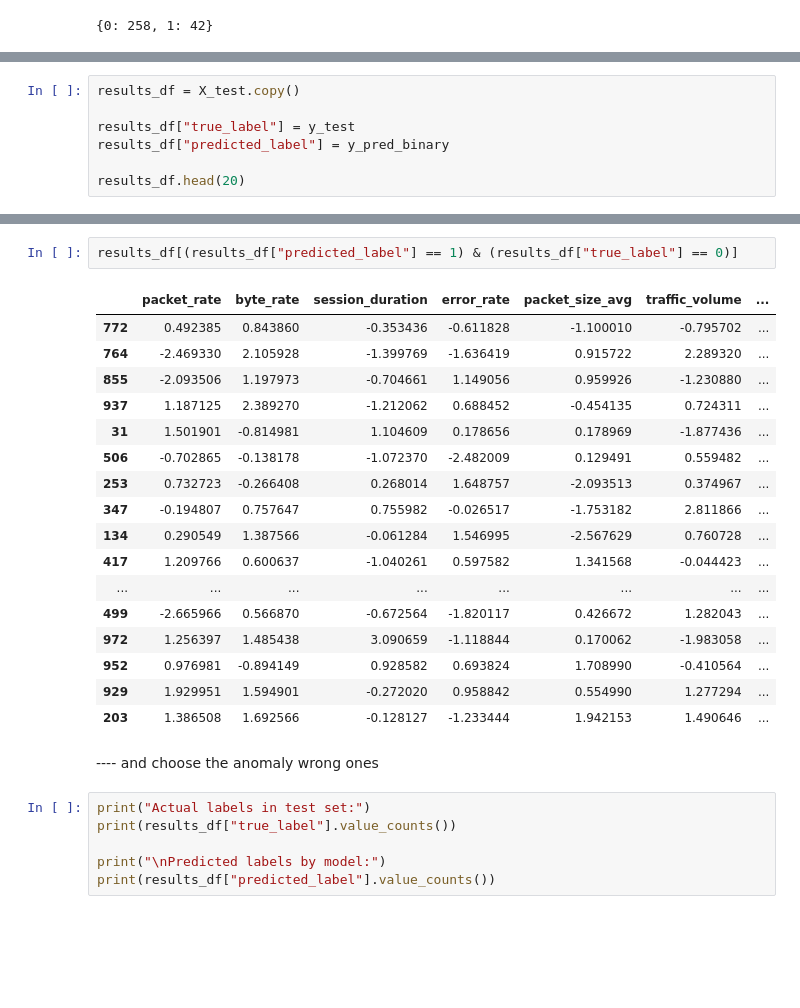
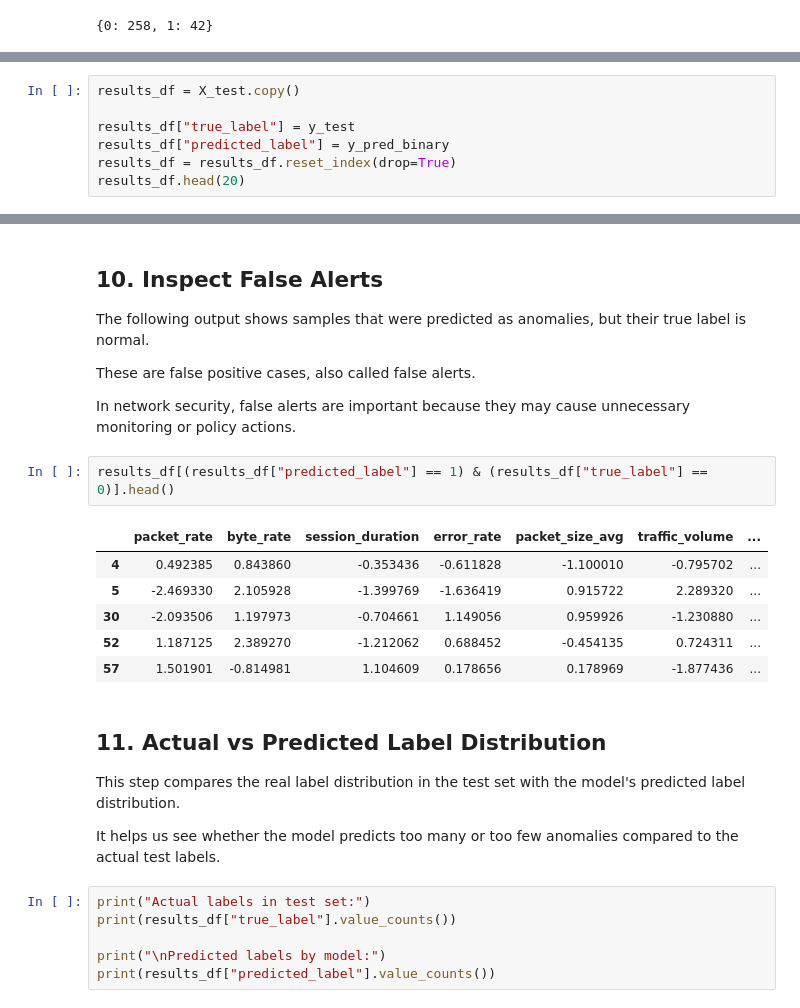
Before and after one commit to MahsaHaghnevis/Isolation_Forest, a Jupyter notebook: main.ipynb, the cells around one changed output, grey strips where cells are left out. Saved outputs shown, nothing was run; the diff lists cells and outputs as text; blank space fills up the shorter version.

```diff
--- a/main.ipynb
+++ b/main.ipynb
@@ -217,7 +314,7 @@ results_df = X_test.copy()
 
 results_df["true_label"] = y_test
 results_df["predicted_label"] = y_pred_binary
-
+results_df = results_df.reset_index(drop=True)
 results_df.head(20)
 # %% [output]
 |  | packet_rate | byte_rate | session_duration | error_rate | packet_size_avg | traffic_volume | ... |
@@ -262,25 +352,26 @@ results_df[results_df["predicted_label"] == 1].tail(20)
+# %% [markdown]
+## 10. Inspect False Alerts
+
+The following output shows samples that were predicted as anomalies, but their true label is normal.
+
+These are false positive cases, also called false alerts.
+
+In network security, false alerts are important because they may cause unnecessary monitoring or policy actions.
 # %%
-results_df[(results_df["predicted_label"] == 1) & (results_df["true_label"] == 0)]
+results_df[(results_df["predicted_label"] == 1) & (results_df["true_label"] == 0)].head()
 # %% [output]
 |  | packet_rate | byte_rate | session_duration | error_rate | packet_size_avg | traffic_volume | ... |
-| 772 | 0.492385 | 0.843860 | -0.353436 | -0.611828 | -1.100010 | -0.795702 | ... |
-| 764 | -2.469330 | 2.105928 | -1.399769 | -1.636419 | 0.915722 | 2.289320 | ... |
-| 855 | -2.093506 | 1.197973 | -0.704661 | 1.149056 | 0.959926 | -1.230880 | ... |
-| 937 | 1.187125 | 2.389270 | -1.212062 | 0.688452 | -0.454135 | 0.724311 | ... |
-| 31 | 1.501901 | -0.814981 | 1.104609 | 0.178656 | 0.178969 | -1.877436 | ... |
-| 506 | -0.702865 | -0.138178 | -1.072370 | -2.482009 | 0.129491 | 0.559482 | ... |
-| 253 | 0.732723 | -0.266408 | 0.268014 | 1.648757 | -2.093513 | 0.374967 | ... |
-| 347 | -0.194807 | 0.757647 | 0.755982 | -0.026517 | -1.753182 | 2.811866 | ... |
-| 134 | 0.290549 | 1.387566 | -0.061284 | 1.546995 | -2.567629 | 0.760728 | ... |
-| 417 | 1.209766 | 0.600637 | -1.040261 | 0.597582 | 1.341568 | -0.044423 | ... |
-| ... | ... | ... | ... | ... | ... | ... | ... |
-| 499 | -2.665966 | 0.566870 | -0.672564 | -1.820117 | 0.426672 | 1.282043 | ... |
-| 972 | 1.256397 | 1.485438 | 3.090659 | -1.118844 | 0.170062 | -1.983058 | ... |
-| 952 | 0.976981 | -0.894149 | 0.928582 | 0.693824 | 1.708990 | -0.410564 | ... |
-| 929 | 1.929951 | 1.594901 | -0.272020 | 0.958842 | 0.554990 | 1.277294 | ... |
-| 203 | 1.386508 | 1.692566 | -0.128127 | -1.233444 | 1.942153 | 1.490646 | ... |
+| 4 | 0.492385 | 0.843860 | -0.353436 | -0.611828 | -1.100010 | -0.795702 | ... |
+| 5 | -2.469330 | 2.105928 | -1.399769 | -1.636419 | 0.915722 | 2.289320 | ... |
+| 30 | -2.093506 | 1.197973 | -0.704661 | 1.149056 | 0.959926 | -1.230880 | ... |
+| 52 | 1.187125 | 2.389270 | -1.212062 | 0.688452 | -0.454135 | 0.724311 | ... |
+| 57 | 1.501901 | -0.814981 | 1.104609 | 0.178656 | 0.178969 | -1.877436 | ... |
-# %% [markdown]
----- and choose the anomaly wrong ones
+# %% [markdown]
+## 11. Actual vs Predicted Label Distribution
+
+This step compares the real label distribution in the test set with the model's predicted label distribution.
+
+It helps us see whether the model predicts too many or too few anomalies compared to the actual test labels.
 # %%
 print("Actual labels in test set:")
 print(results_df["true_label"].value_counts())
```
Also changed, not shown: parts of 28 cells of this notebook.
